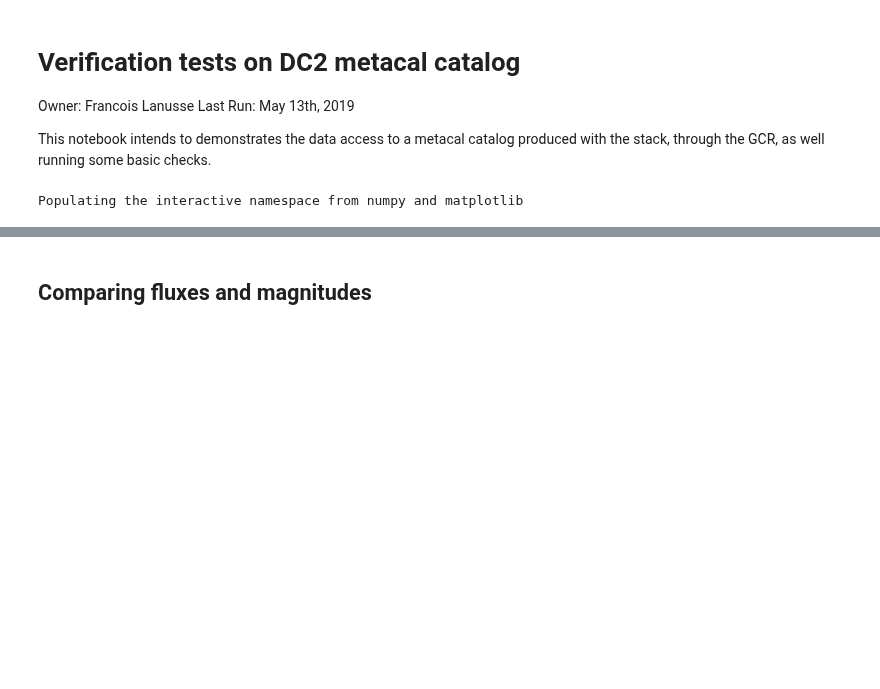
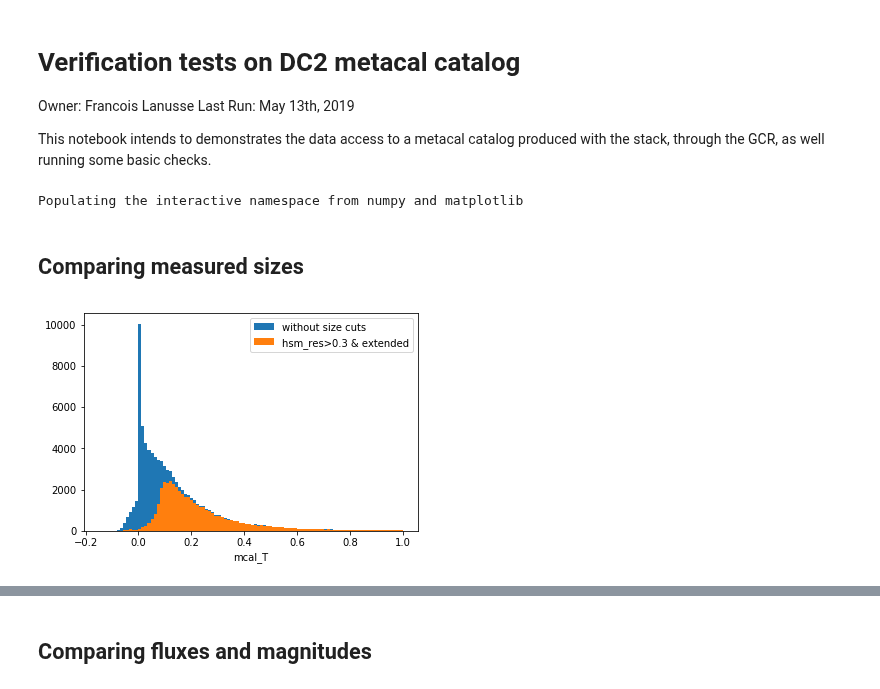
Before and after one commit to LSSTDESC/DC2-analysis, a Jupyter notebook: validation/Run_1.2i_metacal_tests.ipynb, the cells around one changed output, grey strips where cells are left out. Saved outputs shown, nothing was run; the diff lists cells and outputs as text; code cells hidden in the pictures; blank space fills up the shorter version.

```diff
--- a/validation/Run_1.2i_metacal_tests.ipynb
+++ b/validation/Run_1.2i_metacal_tests.ipynb
@@ -26,0 +19,19 @@ mask &= catalog['ext_shapeHSM_HsmShapeRegauss_resolution'] >= 0.3
+# %% [markdown]
+## Comparing measured sizes
+# %%
+# Let's select some sample by applying the recommended metacal cuts
+mask = catalog['clean'] & (catalog['mcal_flags'] == 0) # Apply some quality cuts, although I guess to be rigorous we shouldn't apply the clean flag here
+mask &= catalog['mcal_s2n'] > 10
+# Let's restrict to objects with hsm shapes measured in the i band
+mask &= catalog['merge_measurement_i']
+# %%
+# Let's plot the mcal size distribution and see how it changes for resolved objects
+hist(catalog['mcal_T'][mask],100,range=[-0.15,1], label='without size cuts');
+# Let's see what happens for objects detected as well resolved by the stack
+mask_resolved = mask & (catalog['ext_shapeHSM_HsmShapeRegauss_resolution'] >= 0.3)
+mask_resolved &= catalog['extendedness'] > 0
+hist(catalog['mcal_T'][mask_resolved],100,range=[-0.15,1], label='hsm_res>0.3 & extended');
+xlabel('mcal_T')
+legend();
+# %% [output]
+[figure, added]
```
Also changed, not shown: parts of 18 cells of this notebook.
